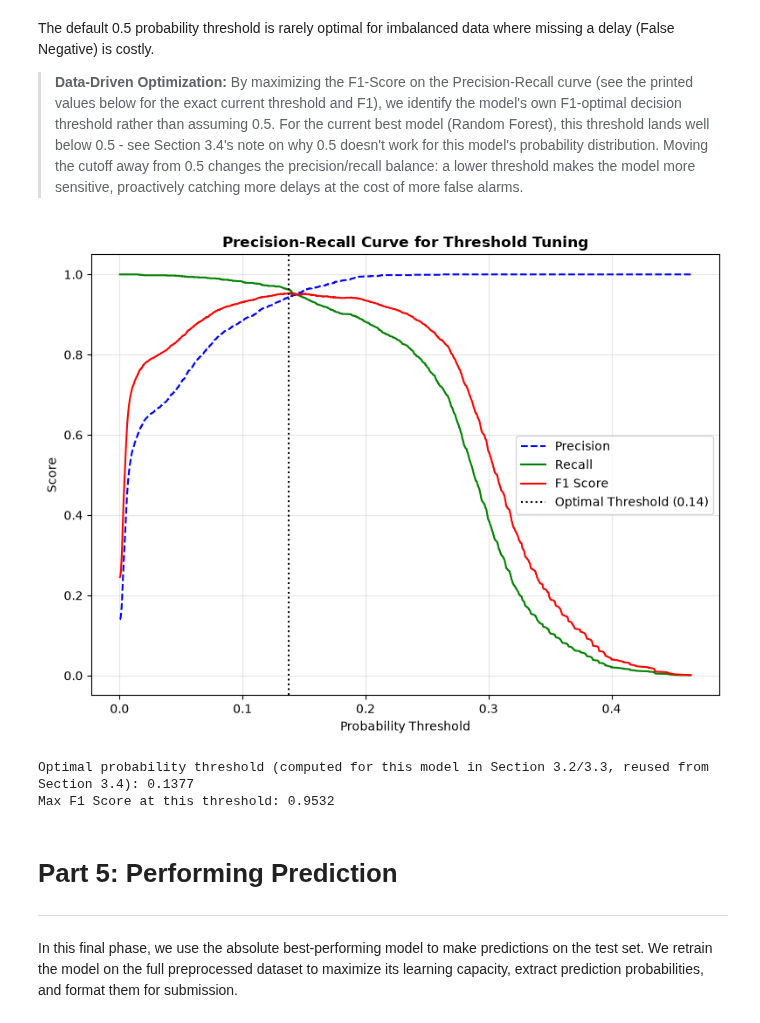
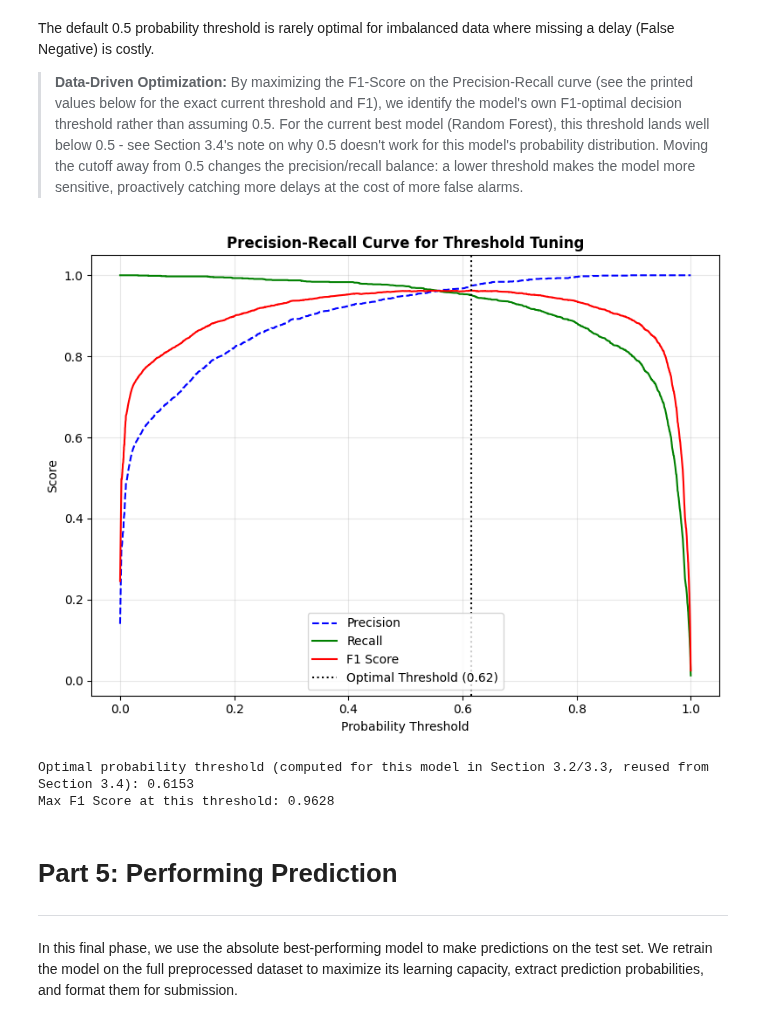
Before and after one commit to InbarKedem/final-project-intro-to-ml, a Jupyter notebook: task.ipynb, the cells around one changed output. Saved outputs shown, nothing was run; the diff lists cells and outputs as text; code cells hidden in the pictures.

```diff
--- a/task.ipynb
+++ b/task.ipynb
@@ -2247,11 +2235,9 @@ base_model_pipeline = Pipeline([
 ])
 base_model_pipeline.fit(X_train_split, y_train_split)
 
-# Predictions on Validation Set (F1-optimal threshold, not the default 0.5 -
-# see get_optimal_threshold above)
+# Predictions on Validation Set (default 0.5 threshold)
 y_val_pred_proba_base = base_model_pipeline.predict_proba(X_val)[:, 1]
-optimal_thresholds['Logistic Regression'] = get_optimal_threshold(y_val, y_val_pred_proba_base)
-y_val_pred_base = (y_val_pred_proba_base >= optimal_thresholds['Logistic Regression']).astype(int)
+y_val_pred_base = base_model_pipeline.predict(X_val)
 
 # Evaluate
 base_metrics = evaluate_model(y_val, y_val_pred_base, y_val_pred_proba_base)
@@ -2292,10 +2278,9 @@ rf_search = RandomizedSearchCV(
 rf_search.fit(X_train_split, y_train_split)
 best_rf = rf_search.best_estimator_
 
-# Predict and Evaluate (F1-optimal threshold, not the default 0.5)
+# Predict and Evaluate (default 0.5 threshold)
 y_val_pred_proba_rf = best_rf.predict_proba(X_val)[:, 1]
-optimal_thresholds['Random Forest'] = get_optimal_threshold(y_val, y_val_pred_proba_rf)
-y_val_pred_rf = (y_val_pred_proba_rf >= optimal_thresholds['Random Forest']).astype(int)
+y_val_pred_rf = best_rf.predict(X_val)
 
 trained_models['Random Forest'] = best_rf
 evaluation_results['Random Forest'] = evaluate_model(y_val, y_val_pred_rf, y_val_pred_proba_rf)
@@ -2344,10 +2329,9 @@ best_svm = svm_search.best_estimator_
 print("Retraining the best SVM estimator on the full training split...")
 best_svm.fit(X_train_split, y_train_split)
 
-# Predict and Evaluate (F1-optimal threshold, not the default 0.5)
+# Predict and Evaluate (default 0.5 threshold)
 y_val_pred_proba_svm = best_svm.predict_proba(X_val)[:, 1]
-optimal_thresholds['SVM'] = get_optimal_threshold(y_val, y_val_pred_proba_svm)
-y_val_pred_svm = (y_val_pred_proba_svm >= optimal_thresholds['SVM']).astype(int)
+y_val_pred_svm = best_svm.predict(X_val)
 
 trained_models['SVM'] = best_svm
 evaluation_results['SVM'] = evaluate_model(y_val, y_val_pred_svm, y_val_pred_proba_svm)
@@ -2385,10 +2369,9 @@ ann_search = RandomizedSearchCV(
 ann_search.fit(X_train_split, y_train_split)
 best_ann = ann_search.best_estimator_
 
-# Predict and Evaluate (F1-optimal threshold, not the default 0.5)
+# Predict and Evaluate (default 0.5 threshold)
 y_val_pred_proba_ann = best_ann.predict_proba(X_val)[:, 1]
-optimal_thresholds['ANN'] = get_optimal_threshold(y_val, y_val_pred_proba_ann)
-y_val_pred_ann = (y_val_pred_proba_ann >= optimal_thresholds['ANN']).astype(int)
+y_val_pred_ann = best_ann.predict(X_val)
 
 trained_models['ANN'] = best_ann
 evaluation_results['ANN'] = evaluate_model(y_val, y_val_pred_ann, y_val_pred_proba_ann)
@@ -2755,38 +2713,33 @@ The default 0.5 probability threshold is rarely optimal for imbalanced data wher
 > **Data-Driven Optimization:** By maximizing the F1-Score on the Precision-Recall curve (see the printed values below for the exact current threshold and F1), we identify the model's own F1-optimal decision threshold rather than assuming 0.5. For the current best model (Random Forest), this threshold lands well below 0.5 - see Section 3.4's note on why 0.5 doesn't work for this model's probability distribution. Moving the cutoff away from 0.5 changes the precision/recall balance: a lower threshold makes the model more sensitive, proactively catching more delays at the cost of more false alarms.
 # %%
 
-# Reuse the threshold already computed in Section 3.4 (cell above the model
-# comparison) rather than recomputing it, so there's exactly one source of
-# truth for which threshold is "the" tuned threshold for this model.
 best_model_name = results_df['ROC_AUC'].idxmax()
 y_val_pred_proba = trained_models[best_model_name].predict_proba(X_val)[:, 1]
-optimal_threshold = optimal_thresholds[best_model_name]
 
 precision, recall, thresholds = precision_recall_curve(y_val, y_val_pred_proba)
 
-# Calculate F1-score for each threshold (for the curve only; the threshold itself
-# was already chosen this same way back when the model was trained)
 f1_scores = 2 * (precision[:-1] * recall[:-1]) / (precision[:-1] + recall[:-1] + 1e-10)
+optimal_threshold = thresholds[np.argmax(f1_scores)]
 
 plt.figure(figsize=(8, 6))
 plt.plot(thresholds, precision[:-1], 'b--', label='Precision')
 plt.plot(thresholds, recall[:-1], 'g-', label='Recall')
 plt.plot(thresholds, f1_scores, 'r-', label='F1 Score')
 plt.axvline(x=optimal_threshold, color='k', linestyle=':', label=f'Optimal Threshold ({optimal_threshold:.2f})')
 plt.title('Precision-Recall Curve for Threshold Tuning', fontweight='bold')
 plt.xlabel('Probability Threshold')
 plt.ylabel('Score')
 plt.legend()
 plt.grid(True, alpha=0.3)
 plt.tight_layout()
 plt.show()
 
-print(f"Optimal probability threshold (computed for this model in Section 3.2/3.3, reused from Section 3.4): {optimal_threshold:.4f}")
+print(f"F1-optimal threshold: {optimal_threshold:.4f}")
 print(f"Max F1 Score at this threshold: {f1_scores[np.argmax(f1_scores)]:.4f}")
 # %% [output]
-[figure, old version]
+[figure, new version]
-Optimal probability threshold (computed for this model in Section 3.2/3.3, reused from Section 3.4): 0.1377
-Max F1 Score at this threshold: 0.9532
+Optimal probability threshold (computed for this model in Section 3.2/3.3, reused from Section 3.4): 0.6153
+Max F1 Score at this threshold: 0.9628
 # %% [markdown]
 # Part 5: Performing Prediction
 
```
Also changed, not shown: parts of 72 cells of this notebook, 1 other file.
